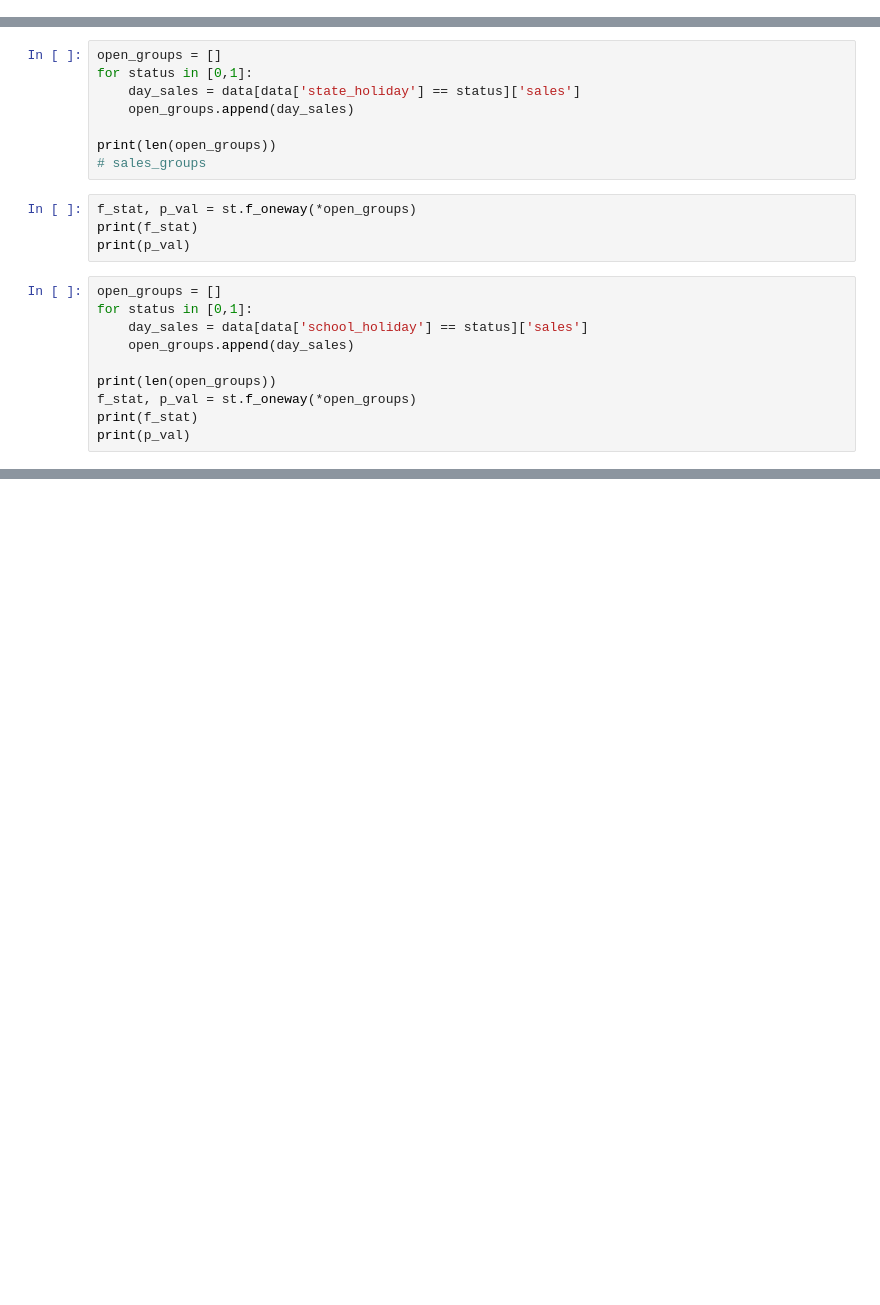
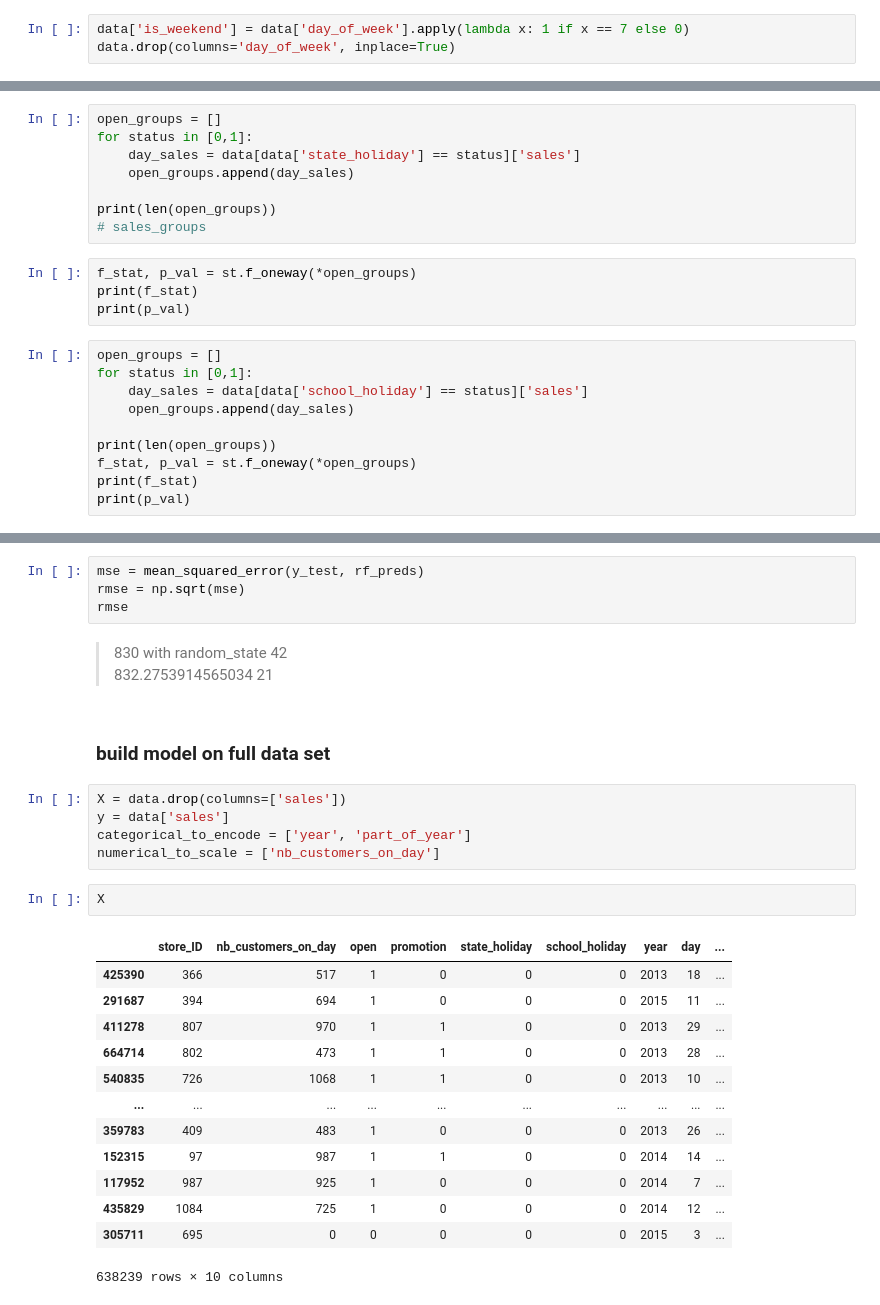
Before and after one commit to jeaend/IronKaggle_Shop-Revenue-Prediciton, a Jupyter notebook: ironKaggle.ipynb, the cells around one changed output, grey strips where cells are left out. Saved outputs shown, nothing was run; the diff lists cells and outputs as text; blank space fills up the shorter version.

```diff
--- a/ironKaggle.ipynb
+++ b/ironKaggle.ipynb
@@ -319,3 +324,6 @@ See the caveats in the documentation: https://pandas.pydata.org/pandas-docs/stab
 | 435829 | 1084 | 4 | 725 | 1 | 0 | 0 | 0 | ... |
 | 305711 | 695 | 7 | 0 | 0 | 0 | 0 | 0 | ... |
 638239 rows × 11 columns
+# %%
+data['is_weekend'] = data['day_of_week'].apply(lambda x: 1 if x == 7 else 0)
+data.drop(columns='day_of_week', inplace=True)
@@ -446,0 +505,30 @@ print(p_val)
+# %%
+mse = mean_squared_error(y_test, rf_preds)
+rmse = np.sqrt(mse)
+rmse
+# %% [markdown]
+> 830 with random_state 42
+> 832.2753914565034 21
+# %% [markdown]
+### build model on full data set
+# %%
+X = data.drop(columns=['sales'])
+y = data['sales']
+categorical_to_encode = ['year', 'part_of_year']
+numerical_to_scale = ['nb_customers_on_day']
+# %%
+X
+# %% [output]
+|  | store_ID | nb_customers_on_day | open | promotion | state_holiday | school_holiday | year | day | ... |
+| 425390 | 366 | 517 | 1 | 0 | 0 | 0 | 2013 | 18 | ... |
+| 291687 | 394 | 694 | 1 | 0 | 0 | 0 | 2015 | 11 | ... |
+| 411278 | 807 | 970 | 1 | 1 | 0 | 0 | 2013 | 29 | ... |
+| 664714 | 802 | 473 | 1 | 1 | 0 | 0 | 2013 | 28 | ... |
+| 540835 | 726 | 1068 | 1 | 1 | 0 | 0 | 2013 | 10 | ... |
+| ... | ... | ... | ... | ... | ... | ... | ... | ... | ... |
+| 359783 | 409 | 483 | 1 | 0 | 0 | 0 | 2013 | 26 | ... |
+| 152315 | 97 | 987 | 1 | 1 | 0 | 0 | 2014 | 14 | ... |
+| 117952 | 987 | 925 | 1 | 0 | 0 | 0 | 2014 | 7 | ... |
+| 435829 | 1084 | 725 | 1 | 0 | 0 | 0 | 2014 | 12 | ... |
+| 305711 | 695 | 0 | 0 | 0 | 0 | 0 | 2015 | 3 | ... |
+638239 rows × 10 columns
```
Also changed, not shown: parts of 40 cells of this notebook, 2 other files.
